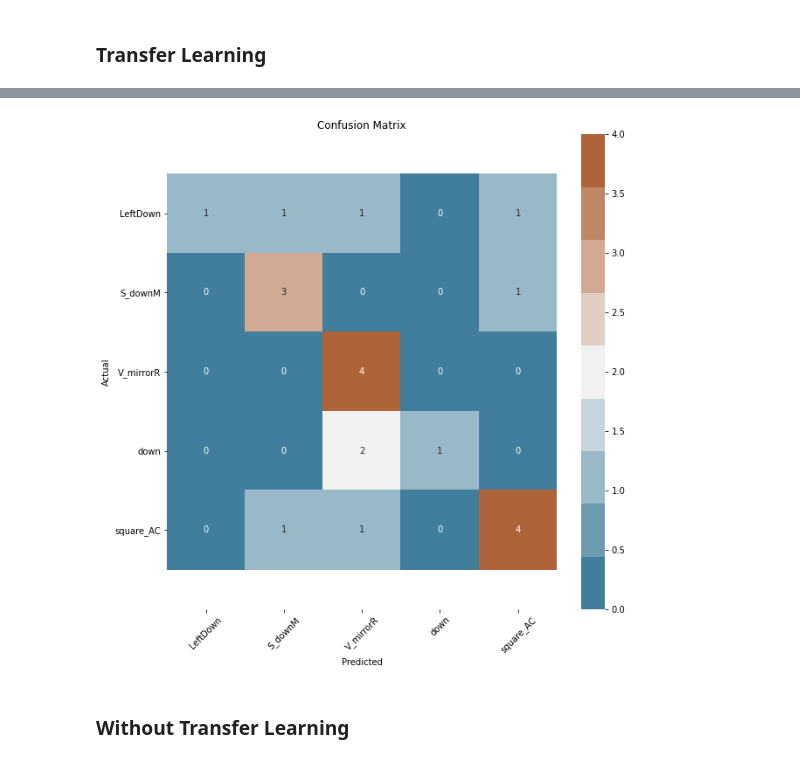
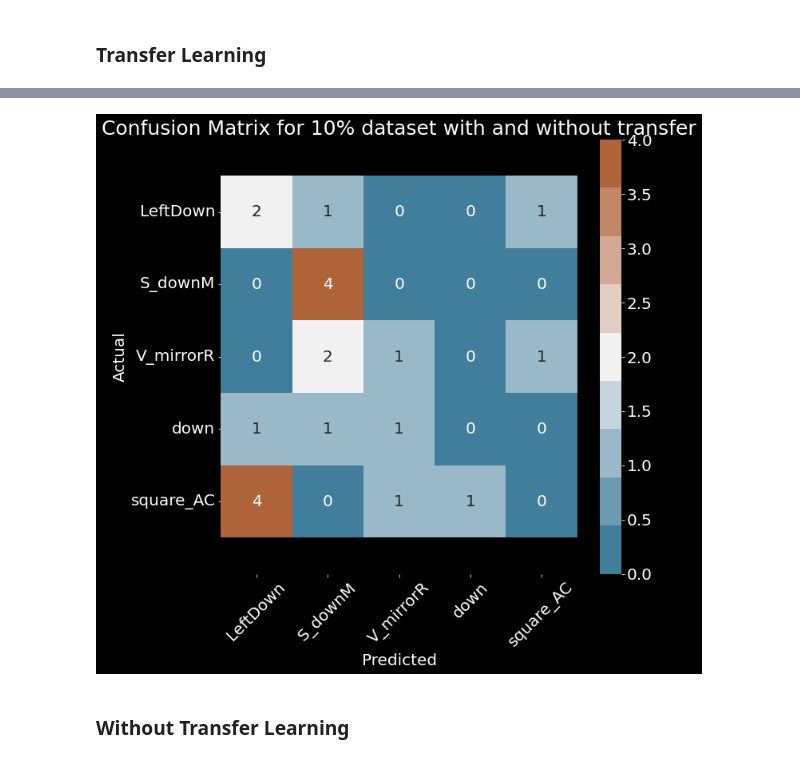
Before and after one commit to quintana-miguel/CSCE5380P1-2021-Fall, a Jupyter notebook: EDA/TransferLearningGestureDataset.ipynb, the cells around one changed output, grey strips where cells are left out. Drawn from its saved outputs; the diff is of its cells as text; code cells hidden in the pictures.

```diff
--- a/EDA/TransferLearningGestureDataset.ipynb
+++ b/EDA/TransferLearningGestureDataset.ipynb
@@ -334,5 +334,6 @@ print(X_train.shape, y_train.shape)
 # %%
-from keras.optimizers import Adam
+#from keras.optimizers import Adam
+from keras.optimizers import adam_v2
 
 
 model = keras.Sequential()
@@ -347,11 +348,11 @@ model.add(
 model.add(keras.layers.Dropout(rate=0.5))
 model.add(keras.layers.Dense(units=128, activation='relu'))
 model.add(keras.layers.Dense(y_train.shape[1], activation='softmax'))
-model.compile(loss='categorical_crossentropy', optimizer=Adam(learning_rate=0.001), metrics=['acc'])
+model.compile(loss='categorical_crossentropy', optimizer=adam_v2.Adam(learning_rate=0.001), metrics=['acc'])
 # %%
 history = model.fit(
     X_train, y_train,
-    epochs=25,
+    epochs=100,
     batch_size=32,
     validation_data=(X_test, y_test),
     shuffle=False
@@ -1497,11 +1547,12 @@ weighted avg       0.73      0.62      0.59        21
 # %%
 plot_cm(
+  "10% dataset with and without transfer",
   enc.inverse_transform(y_test),
   enc.inverse_transform(y_pred),
   enc.categories_[0]
 )
 # %% [output]
-[figure, old version]
+[figure, new version]
 # %% [markdown]
 ### Without Transfer Learning
 # %%
```
Also changed, not shown: parts of 65 cells of this notebook, 3 other files.
